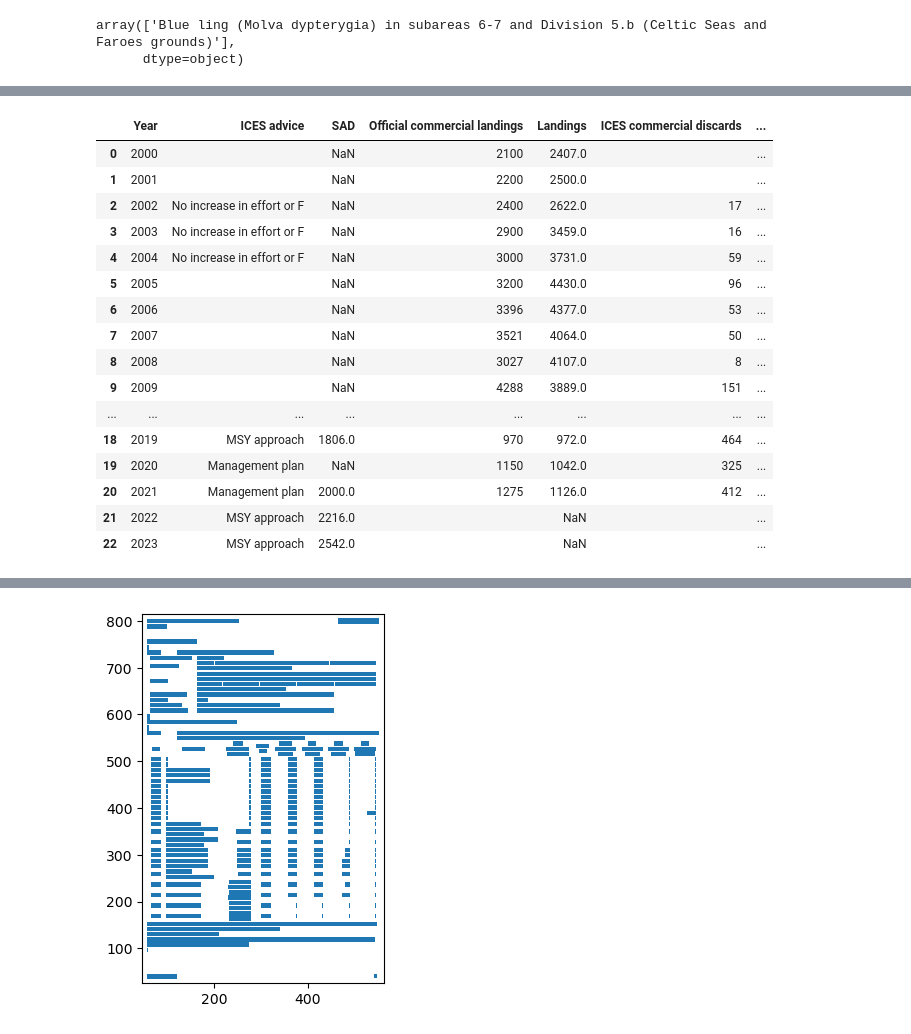
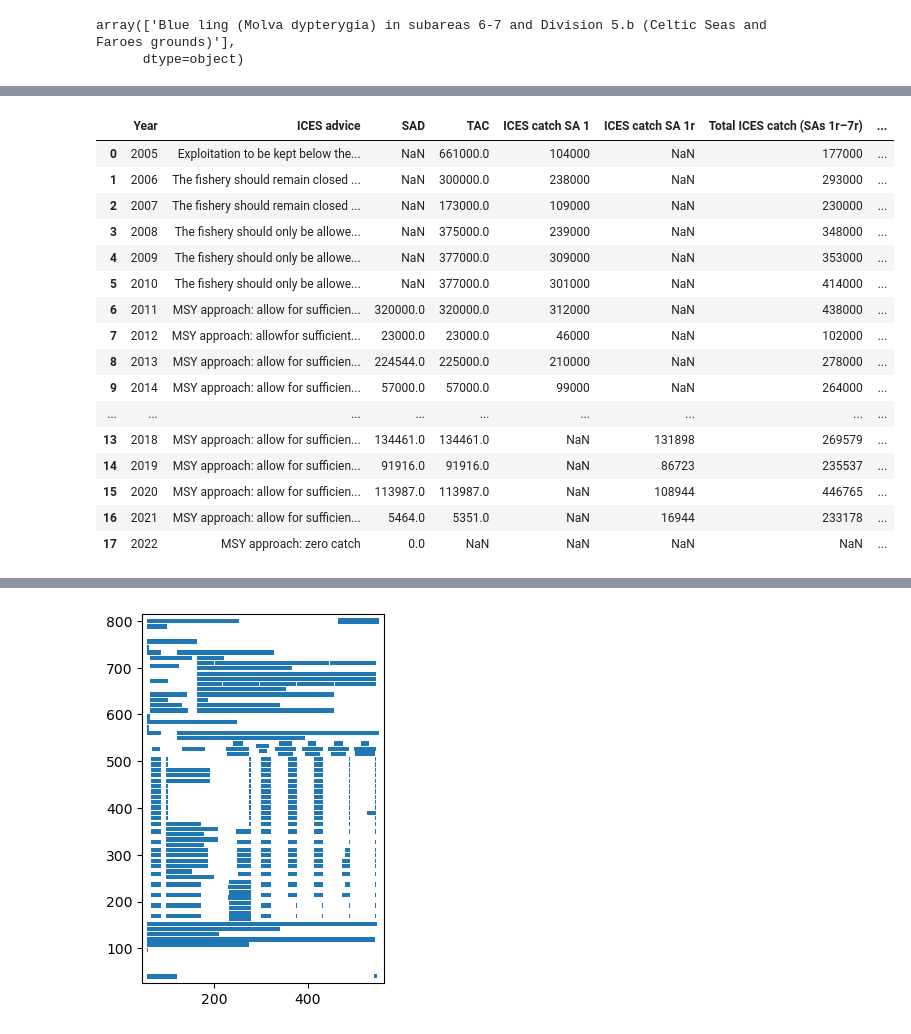
Before and after one commit to isaldiviagonzatti/sdg14, a Jupyter notebook: code/tabula_sdg14.ipynb, the cells around one changed output, grey strips where cells are left out. Saved outputs shown, nothing was run; the diff lists cells and outputs as text; code cells hidden in the pictures.

```diff
--- a/code/tabula_sdg14.ipynb
+++ b/code/tabula_sdg14.ipynb
@@ -27,3 +43,5 @@ fishStock = 'bss.27.4bc7ad-h'
+# %%
+fishStock = 'san.sa.1r'
 # %%
 # get page number in which Table 6 lies, and also get the next one as tables can span two oages
 obj = PyPDF2.PdfFileReader("../data/pdfsICES/{}.pdf".format(fishStock))
@@ -65,6 +83,7 @@ Total tables extracted: 8
 # %%
 # delete tables before the first table in list that corresponds to table 6 (Advice)
-firstAdvice = [i for i, elem in enumerate(tables) if 'ICES advice' in tables[i].df.iloc[0,:].to_list()][0]
+firstAdvice = [i for i, elem in enumerate(tables) if 'ICES advice' \
+    in tables[i].df.iloc[0,:].to_list()][0]
 tables = tables[firstAdvice:]
 # %%
 # filter tables by two conditions:
@@ -82,57 +101,65 @@ tableSix = pd.concat(tableSix).reset_index(drop=True)
 # %%
 # fix table
 icesTable = tableSix.copy()
 icesTable.columns = icesTable.iloc[0,:]
 icesTable = icesTable[1:].reset_index(drop=True)
 icesTable['fishStock'] = fishStock
 # sometimes the columns Year and ICES advice (text) don't split, we strip the text
 icesTable['Year'] = icesTable['Year'].str.extract('(\d+)', expand=False)
 icesTable = icesTable[icesTable['Year'].astype(str).str.isnumeric()]
 
 # sometimes there is more than one space between the words in the columns
-icesTable.rename(columns=lambda x: re.sub(r'[^a-zA-Z]+', ' ', x).strip(), inplace=True)
+icesTable.rename(columns=lambda x: re.sub(r' +', ' ', x).strip(), inplace=True) # '[^a-zA-Z]+'
 
-# change column names based on patter as some pdfs have different column names
-for i in range(len(icesTable.columns.to_list())):
-    if re.search('(?=.*[Cc]atch)(?=.*[Aa]dvice)', icesTable.columns[i]):
-        icesTable.rename(columns = {icesTable.columns[i]:'SAD'}, inplace = True)
-    elif re.search('(?=.*[Ll]anding)(?=.*[Aa]dvice)', icesTable.columns[i]):
-        icesTable.rename(columns = {icesTable.columns[i]:'SAD_landing'}, inplace = True)
-    elif re.search('(?=.*TAC)', icesTable.columns[i]):
-        icesTable.rename(columns = {icesTable.columns[i]:'TAC'}, inplace = True)
-    elif re.search('(?=.*ICES)(?=.*[Ll]anding)', icesTable.columns[i]):
-        icesTable.rename(columns = {icesTable.columns[i]:'Landings'}, inplace = True)
-    elif re.search('(?=.*ICES)(?=.*[Cc]atch)', icesTable.columns[i]):
-        icesTable.rename(columns = {icesTable.columns[i]:'Catches (stockass)'}, inplace = True)
-    else:
-        icesTable.columns[i] == icesTable.columns[i]
+# replace columns names
+dictCol = {'(?=.*[Cc]atch)(?=.*[Aa]dvice)': 'SAD',
+            '(?=.*[Ll]anding)(?=.*[Aa]dvice)': 'SAD_landing',
+            '(?=.*TAC)': 'TAC',
+            '(?=.*ICES)(?=.*[Ll]anding)': 'Landings',
+            '(?=.*ICES)(?=.*[Cc]atch)': 'Catches (stockass)'}
 
-# apply numeric transformation with conditional as pdfs have different columns
+# if more than one column name matches the regex, we don't rename them
+
+for key, value in dictCol.items():
+    countCol = []
+    for i in range(len(icesTable.columns.to_list())):
+        count = bool(re.search(key, icesTable.columns[i]))
+        countCol.append(count)
+    if countCol.count(True) == 1:
+        for i in range(len(icesTable.columns.to_list())):
+            if bool(re.search(key, icesTable.columns[i])) == True:
+                icesTable.rename(columns = {icesTable.columns[i]:value}, inplace = True)
+
+# fix numeric columns
 numericCol = ['SAD', 'SAD_landings', 'TAC', 'Landings', 'Year', 'Catches (stockass)']
 for col in icesTable.columns:
     if col in numericCol:
         # strip spaces between numbers
         icesTable[col] = icesTable[col].replace({' ': ''}, regex=True)
         # for cases in which there is an explanation of the number, we strip it
         icesTable[col] = icesTable[col].str.split('(').str[0]
         icesTable[col] = icesTable[col].apply(pd.to_numeric, errors='coerce')
 
+icesTable = icesTable.replace({'': np.nan})
+# icesTable = icesTable.apply(pd.to_numeric, errors='coerce').fillna(icesTable)
+
+icesTable.reset_index(drop=True, inplace=True)
 icesTable
 # %% [output]
-|  | Year | ICES advice | SAD | Official commercial landings | Landings | ICES commercial discards | ... |
-| 0 | 2000 |  | NaN | 2100 | 2407.0 |  | ... |
-| 1 | 2001 |  | NaN | 2200 | 2500.0 |  | ... |
-| 2 | 2002 | No increase in effort or F | NaN | 2400 | 2622.0 | 17 | ... |
-| 3 | 2003 | No increase in effort or F | NaN | 2900 | 3459.0 | 16 | ... |
-| 4 | 2004 | No increase in effort or F | NaN | 3000 | 3731.0 | 59 | ... |
-| 5 | 2005 |  | NaN | 3200 | 4430.0 | 96 | ... |
-| 6 | 2006 |  | NaN | 3396 | 4377.0 | 53 | ... |
-| 7 | 2007 |  | NaN | 3521 | 4064.0 | 50 | ... |
-| 8 | 2008 |  | NaN | 3027 | 4107.0 | 8 | ... |
-| 9 | 2009 |  | NaN | 4288 | 3889.0 | 151 | ... |
-| ... | ... | ... | ... | ... | ... | ... | ... |
-| 18 | 2019 | MSY approach | 1806.0 | 970 | 972.0 | 464 | ... |
-| 19 | 2020 | Management plan | NaN | 1150 | 1042.0 | 325 | ... |
-| 20 | 2021 | Management plan | 2000.0 | 1275 | 1126.0 | 412 | ... |
-| 21 | 2022 | MSY approach | 2216.0 |  | NaN |  | ... |
-| 22 | 2023 | MSY approach | 2542.0 |  | NaN |  | ... |
+|  | Year | ICES advice | SAD | TAC | ICES catch SA 1 | ICES catch SA 1r | Total ICES catch (SAs 1r–7r) | ... |
+| 0 | 2005 | Exploitation to be kept below the... | NaN | 661000.0 | 104000 | NaN | 177000 | ... |
+| 1 | 2006 | The fishery should remain closed ... | NaN | 300000.0 | 238000 | NaN | 293000 | ... |
+| 2 | 2007 | The fishery should remain closed ... | NaN | 173000.0 | 109000 | NaN | 230000 | ... |
+| 3 | 2008 | The fishery should only be allowe... | NaN | 375000.0 | 239000 | NaN | 348000 | ... |
+| 4 | 2009 | The fishery should only be allowe... | NaN | 377000.0 | 309000 | NaN | 353000 | ... |
+| 5 | 2010 | The fishery should only be allowe... | NaN | 377000.0 | 301000 | NaN | 414000 | ... |
+| 6 | 2011 | MSY approach: allow for sufficien... | 320000.0 | 320000.0 | 312000 | NaN | 438000 | ... |
+| 7 | 2012 | MSY approach: allowfor sufficient... | 23000.0 | 23000.0 | 46000 | NaN | 102000 | ... |
+| 8 | 2013 | MSY approach: allow for sufficien... | 224544.0 | 225000.0 | 210000 | NaN | 278000 | ... |
+| 9 | 2014 | MSY approach: allow for sufficien... | 57000.0 | 57000.0 | 99000 | NaN | 264000 | ... |
+| ... | ... | ... | ... | ... | ... | ... | ... | ... |
+| 13 | 2018 | MSY approach: allow for sufficien... | 134461.0 | 134461.0 | NaN | 131898 | 269579 | ... |
+| 14 | 2019 | MSY approach: allow for sufficien... | 91916.0 | 91916.0 | NaN | 86723 | 235537 | ... |
+| 15 | 2020 | MSY approach: allow for sufficien... | 113987.0 | 113987.0 | NaN | 108944 | 446765 | ... |
+| 16 | 2021 | MSY approach: allow for sufficien... | 5464.0 | 5351.0 | NaN | 16944 | 233178 | ... |
+| 17 | 2022 | MSY approach: zero catch | 0.0 | NaN | NaN | NaN | NaN | ... |
```
Also changed, not shown: parts of 14 cells of this notebook, 8 other files.
